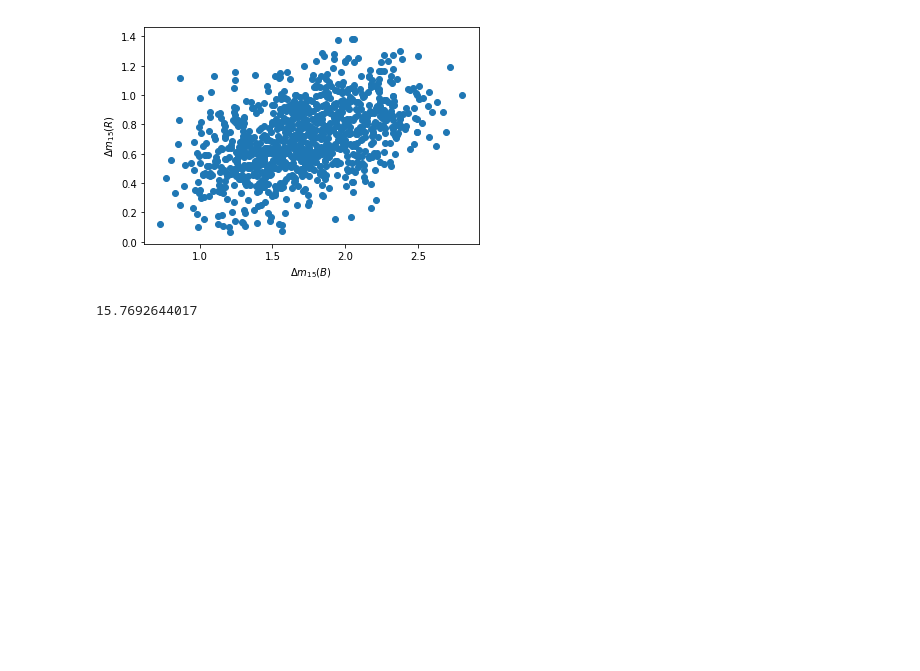
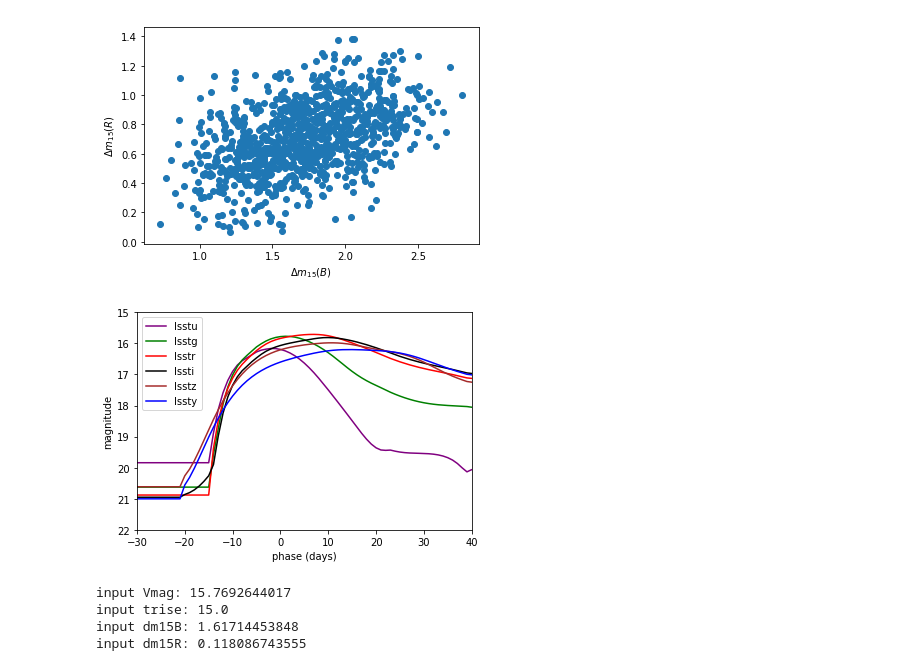
Before and after one commit to RutgersSN/plasticc-Iax, a Jupyter notebook: Iax-model.ipynb, the cells around one changed output. Cells and saved outputs as stored; diff of their text form; code cells hidden in the pictures; blank space fills up the shorter version.

```diff
--- a/Iax-model.ipynb
+++ b/Iax-model.ipynb
@@ -228,35 +228,65 @@ plt.show()
 # %%
 import pickle
 import sncosmo
 import scipy
 
 # import SN2005hk SED
 source = pickle.load(open('SN2005hk/sn2005hk.source.pickle', "rb" ), encoding="latin-1" )['source']
 origmodel = sncosmo.Model(source=source)
 
-phase = np.linspace(-20.,200.,221)
+phase = np.linspace(-30.,200.,231)
 nphase = len(phase)
 wave = np.linspace(1000.,25000.,2401)
 nwave = len(wave)
 
 origflux = origmodel.flux(phase,wave)
 flux = np.copy(origflux)
 
 # smooth z and y bands which are too wiggly
 zy = np.where( (wave >= 8000.) & (wave <= 11000.))
 flux[10:,zy] = scipy.ndimage.gaussian_filter(origflux,[4.0,0.0])[10:,zy]
 
 # extend to late times and smooth it
 #   enforce 0.015 mag/day (= 72.4 d e-folding) late-time decline rate
 late = np.where(phase >= 50.)
 flux[late,:] *= np.exp(-(phase[late,None]-50.)/72.4)
 flux[70:,:] = scipy.ndimage.gaussian_filter(flux,[4.0,0.0])[70:,:]
 
-sedmodel = sncosmo.TimeSeriesSource(phase,wave,flux)
+filters = ['lsstu','lsstg','lsstr','lssti','lsstz','lssty']
+colors = ['purple','green','red','black','brown','blue']
+sedmodel = sncosmo.Model(source=sncosmo.TimeSeriesSource(phase,wave,flux))
+
+plt.plot()
+for f,c in zip(filters,colors):
+    band = sncosmo.get_bandpass(f)
+    sedmag = sedmodel.bandmag(band,'ab',phase)
+    plt.plot(phase,sedmag,label=f,color=c)
+plt.xlim(-30,40)
+plt.ylim(22,15)
+plt.xlabel('phase (days)')
+plt.ylabel('magnitude')
+plt.legend()
+plt.show()
 
 sedVmag = sedmodel.bandmag('bessellv','vega',0.0)
-print(sedVmag)
+print("input Vmag:",sedVmag)
+sedtrise = 15.0   # hardcoded in the SED
+print("input trise:",sedtrise)
+seddm15B = sedmodel.bandmag('bessellb','vega',15.0) - sedmodel.bandmag('bessellb','vega',0.0)
+print("input dm15B:",seddm15B)
+seddm15R = sedmodel.bandmag('bessellr','vega',15.0) - sedmodel.bandmag('bessellr','vega',0.0)
+print("input dm15R:",seddm15R)
+
+# make model 0 match the input exactly
+Msamp[0] = sedVmag - 33.46
+trise[0] = sedtrise
+dm15B[0] = seddm15B
+dm15R[0] = seddm15R
 # %% [output]
+[figure, added]
-15.7692644017
+input Vmag: 15.7692644017
+input trise: 15.0
+input dm15B: 1.61714453848
+input dm15R: 0.118086743555
 # %%
 amplitudes = 10.0**(-0.4*(Msamp - sedVmag))
```
Also changed, not shown: parts of 1 cell of this notebook, 1 other file.
